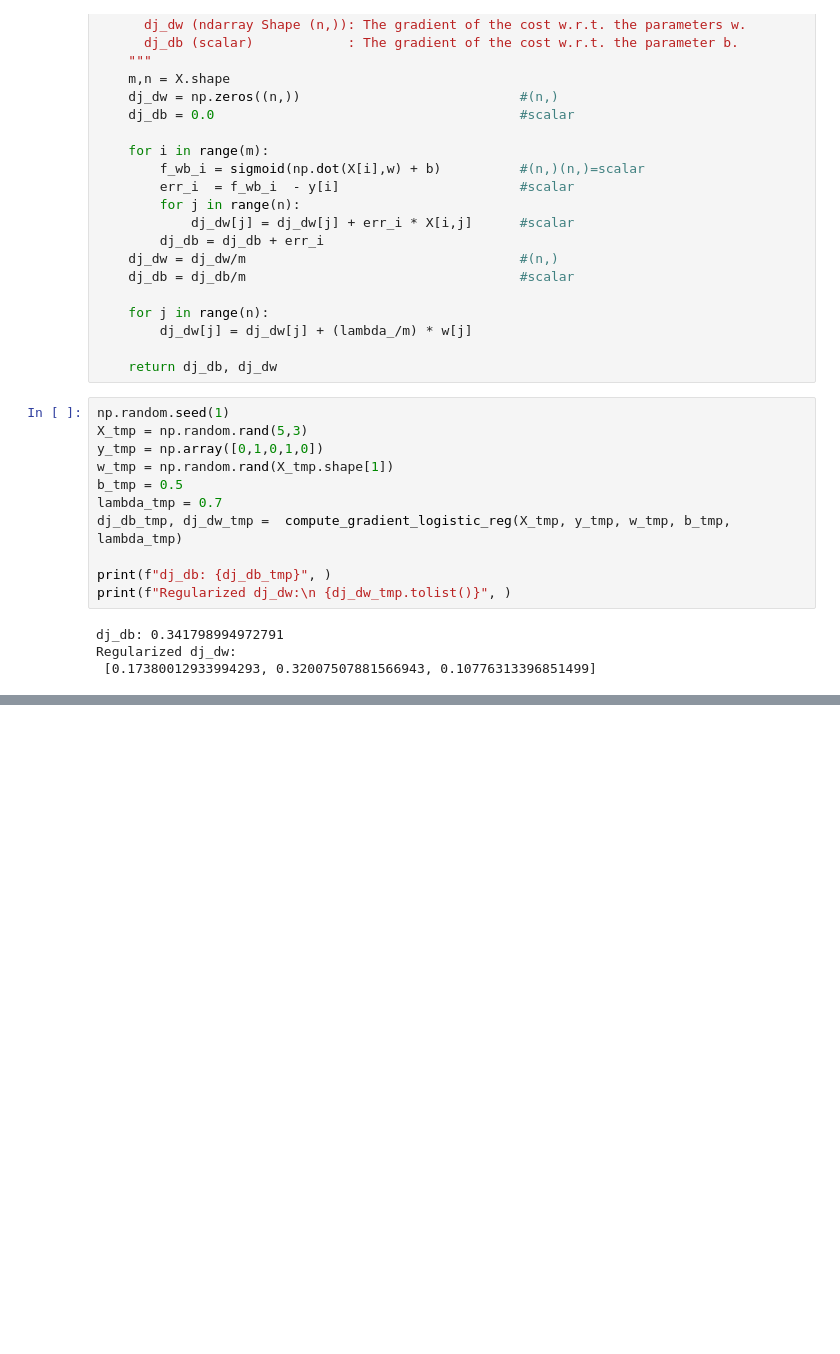
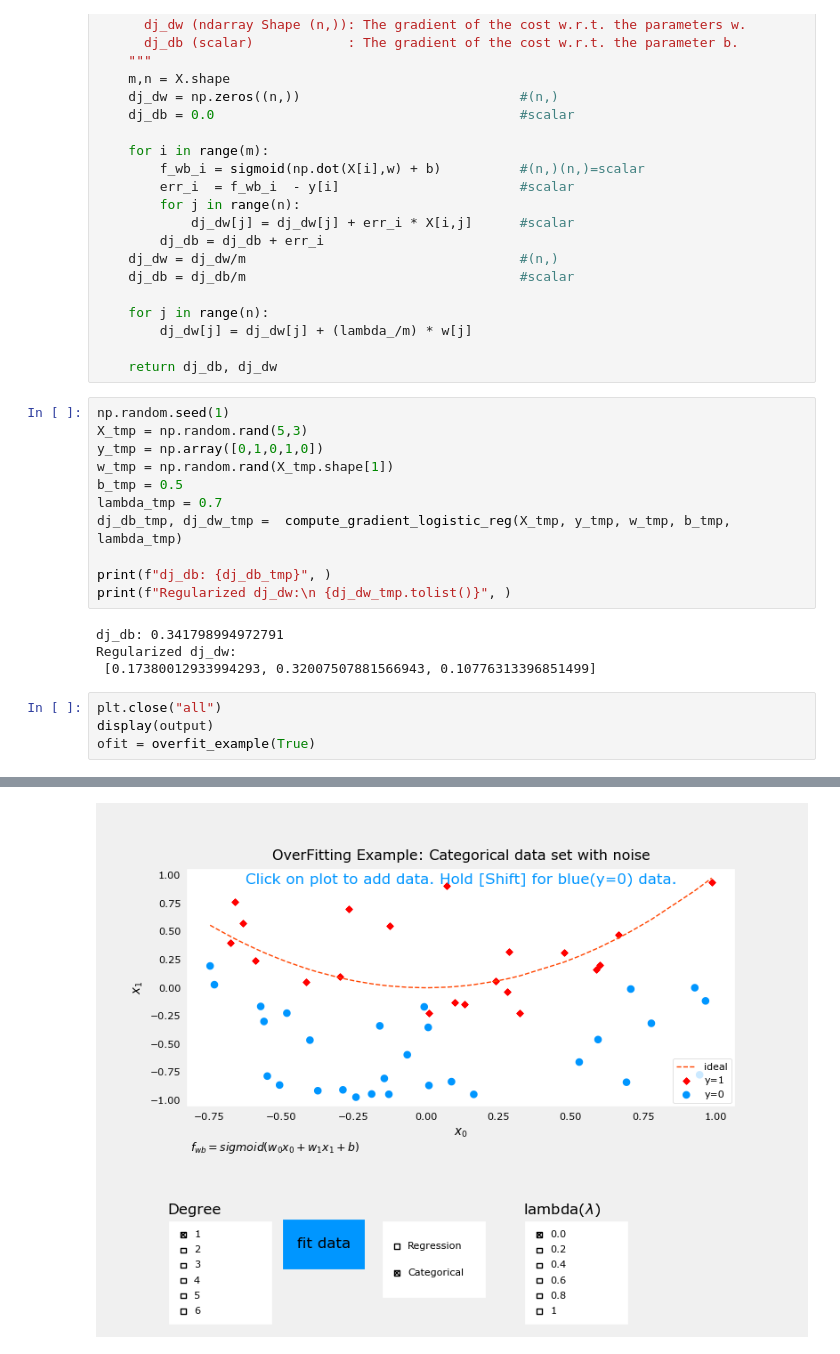
Before and after one commit to emmanuelakinmokun/ml-trailhead, a Jupyter notebook: Phase_2/Week 3/regularization.ipynb, the cells around one changed output, grey strips where cells are left out. Saved outputs shown, nothing was run; the diff lists cells and outputs as text; blank space fills up the shorter version.

Commit message:
Over-fitting example rerun

```diff
--- a/Phase_2/Week 3/regularization.ipynb
+++ b/Phase_2/Week 3/regularization.ipynb
@@ -182,3 +182,8 @@ print(f"Regularized dj_dw:\n {dj_dw_tmp.tolist()}", )
 dj_db: 0.341798994972791
 Regularized dj_dw:
  [0.17380012933994293, 0.32007507881566943, 0.10776313396851499]
+# %%
+plt.close("all")
+display(output)
+ofit = overfit_example(True)
+# %% [output]
@@ -184,0 +191 @@ Regularized dj_dw:
+[figure, added]
```
Also changed, not shown: parts of 1 cell of this notebook.
